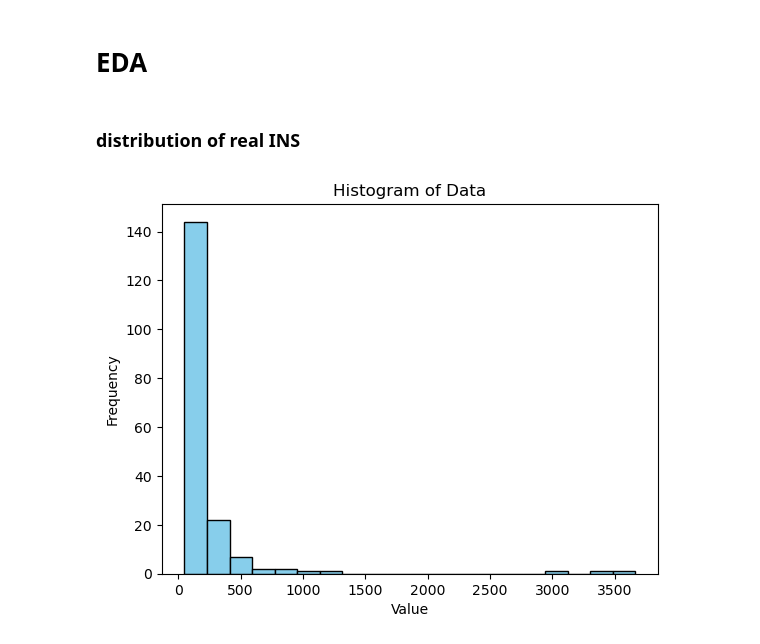
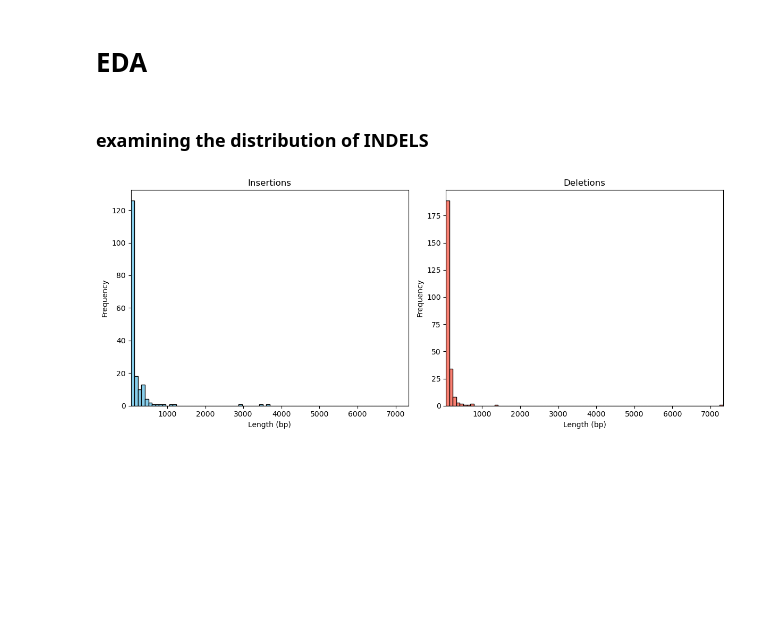
Before and after one commit to thom-99/insvert_demo, a Jupyter notebook: inSVert/test_distributions.ipynb, the cells around one changed output. Cells and saved outputs as stored; diff of their text form; code cells hidden in the pictures; blank space fills up the shorter version.

```diff
--- a/inSVert/test_distributions.ipynb
+++ b/inSVert/test_distributions.ipynb
@@ -8,14 +8,32 @@ import matplotlib.pyplot as plt
 
 vcf_data = vcfparser.parse_vcf('/home/thomas/Desktop/insvert_demo/data/sniffles.vcf')
 # %% [markdown]
-### distribution of real INS
+### examining the distribution of INDELS
 # %%
-data = vcf_data['INS']['lengths']
 
-plt.hist(data, bins=20, color='skyblue', edgecolor='black')
-plt.xlabel('Value')
-plt.ylabel('Frequency')
-plt.title('INS lengths')
+ins_data = np.array(vcf_data['INS']['lengths'])
+del_data = np.array(vcf_data['DEL']['lengths'])
+
+x_min = 50
+x_max = max(ins_data.max(), del_data.max())
+
+fig, axes = plt.subplots(1, 2, figsize=(12, 5))
+
+# Insertion histogram
+axes[0].hist(ins_data, bins=80, color='skyblue', edgecolor='black', range=(x_min, x_max))
+axes[0].set_xlabel('Length (bp)')
+axes[0].set_ylabel('Frequency')
+axes[0].set_title('Insertions')
+axes[0].set_xlim(x_min, x_max)  # force same x-axis
+
+# Deletion histogram
+axes[1].hist(del_data, bins=80, color='salmon', edgecolor='black', range=(x_min, x_max))
+axes[1].set_xlabel('Length (bp)')
+axes[1].set_ylabel('Frequency')
+axes[1].set_title('Deletions')
+axes[1].set_xlim(x_min, x_max)  # force same x-axis
+
+plt.tight_layout()
 plt.show()
 # %% [output]
-[figure, old version]
+[figure, new version]
```
Also changed, not shown: parts of 6 cells of this notebook, 2 other files.
